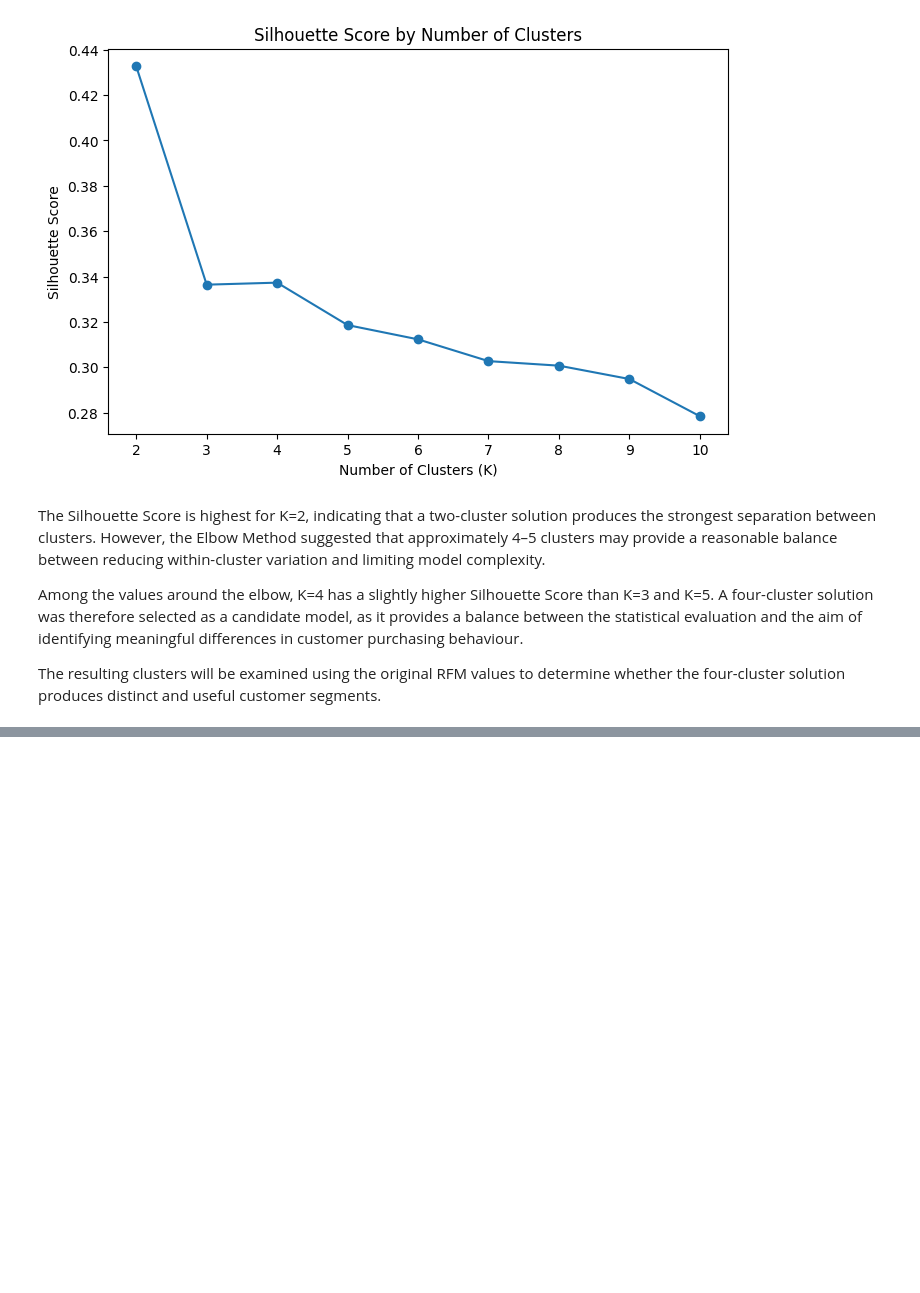
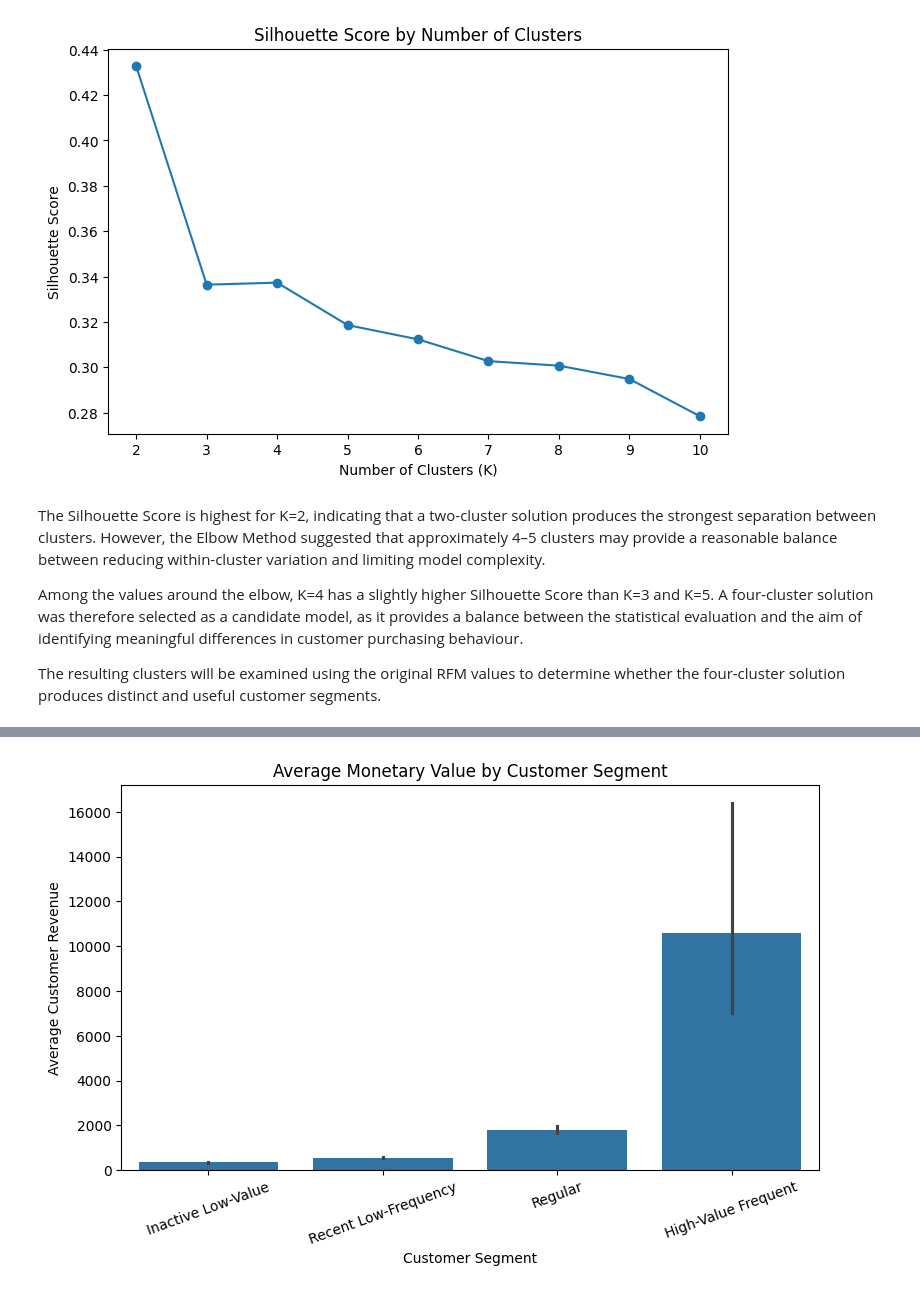
Before and after one commit to sahra02/Online-Retail-Transaction-Analysis, a Jupyter notebook: jupyter_notebooks/03-Machine_Learning.ipynb, the cells around one changed output, grey strips where cells are left out. Cells and saved outputs as stored; diff of their text form; code cells hidden in the pictures; blank space fills up the shorter version.

```diff
--- a/jupyter_notebooks/03-Machine_Learning.ipynb
+++ b/jupyter_notebooks/03-Machine_Learning.ipynb
@@ -501,0 +675,13 @@ The resulting clusters will be examined using the original RFM values to determi
+# %%
+plt.figure(figsize=(9, 5))
+
+sns.barplot(data=rfm_clustered, x="Segment", y="Monetary", order=segment_order)
+
+plt.title("Average Monetary Value by Customer Segment")
+plt.xlabel("Customer Segment")
+plt.ylabel("Average Customer Revenue")
+plt.xticks(rotation=20)
+
+plt.show()
+# %% [output]
+[figure, added]
```
Also changed, not shown: parts of 29 cells of this notebook.
